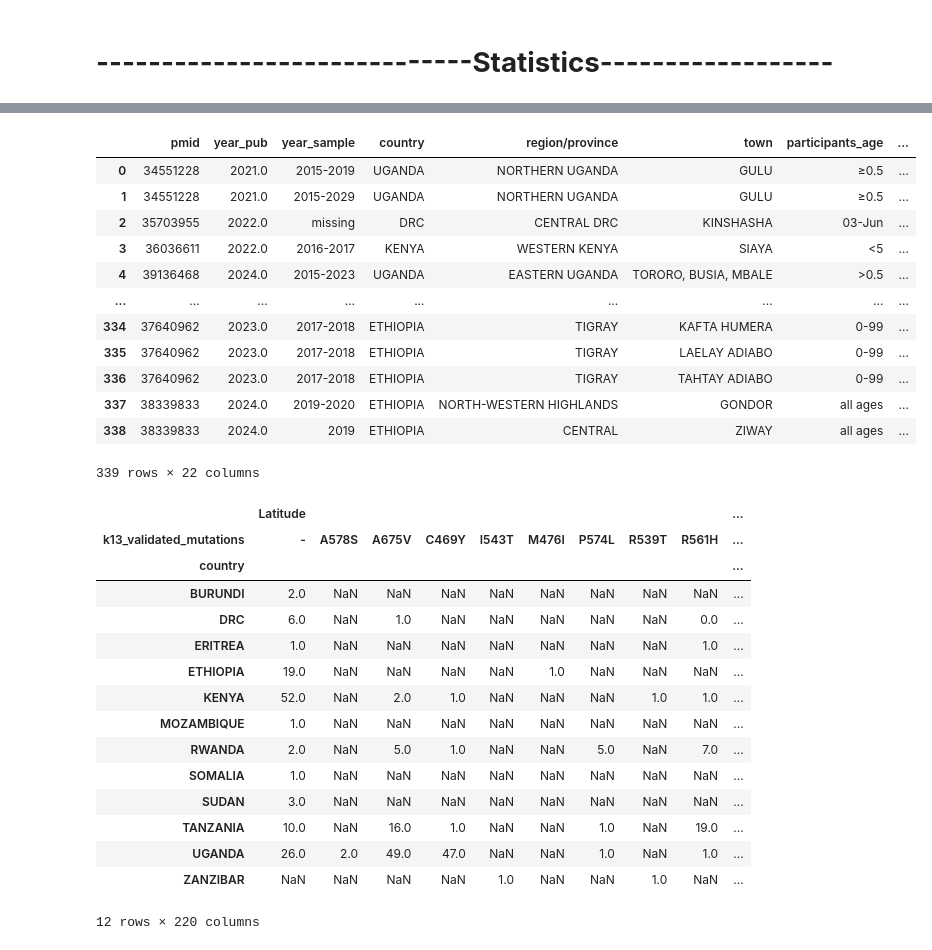
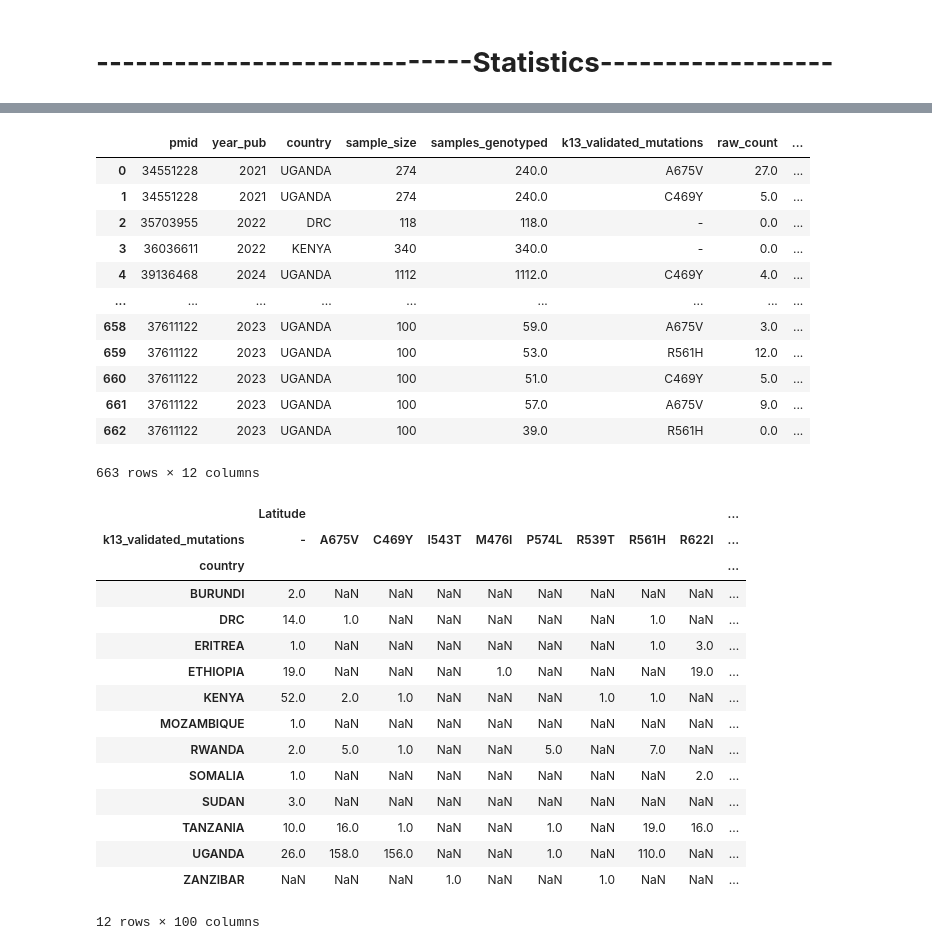
Before and after one commit to Kimani-kj/k13-review, a Jupyter notebook: scripts/after_extraction.ipynb, the cells around one changed output, grey strips where cells are left out. Saved outputs shown, nothing was run; the diff lists cells and outputs as text; code cells hidden in the pictures.

```diff
--- a/scripts/after_extraction.ipynb
+++ b/scripts/after_extraction.ipynb
@@ -500,7 +500,7 @@ df.to_excel("./cleaned_K13.xlsx",  index=False)
 # %% [markdown]
 # **-----------------------------Statistics------------------**
 # %%
-df=pd.read_excel('./cleaned_K13.xlsx')
+df=pd.read_excel('../data/cleaned_k13_2_latest.xlsx')
 df
 # %% [output]
 |  | pmid | year_pub | year_sample | country | region/province | town | participants_age | ... |
@@ -518,0 +519,3 @@ df
+# %%
+df=df[['pmid','year_pub', "year_sample", 'country','sample_size','samples_genotyped','k13_validated_mutations','raw_count', 'percentage_frequency','other_k13_mutations','first_line_act',]]
+df["country"].unique()
@@ -518,0 +526,7 @@ df
+# %%
+df_study_locations = pd.DataFrame(data={
+    "country":['BURUNDI', 'DRC', 'ERITREA', 'ETHIOPIA', 'KENYA', 'MOZAMBIQUE', 'RWANDA', 'SOMALIA', 'SUDAN', 'TANZANIA', 'UGANDA', 'ZANZIBAR'],
+    "Latitude": [-3.499998, -2.88, 15.605497578, 9.024666568, 1.0, -18.249999, -1.939662908, 10.0, 15.626497494, -6.307, 1.28 ,-6.1333328 ],
+    "Longitude": [30.0, 23.656, 39.440498238, 38.737330384, 37.906, 35.0, 30.055666444, 49.0, 32.526497, 34.854 , 32.39, 39.3166654  ]
+})
+df_study_locations
@@ -518,0 +547,3 @@ df
+# %%
+df = pd.merge(df, df_study_locations, on="country", how="left")
+df
@@ -555,20 +618,20 @@ plt.show()
 # %%
-df.drop(columns=["Unnamed: 0"], inplace=True)
+#df.drop(columns=["Unnamed: 0"], inplace=True)
 df
 # %% [output]
-|  | pmid | year_pub | year_sample | country | region/province | town | participants_age | ... |
-| 0 | 34551228 | 2021.0 | 2015-2019 | UGANDA | NORTHERN UGANDA | GULU | ≥0.5 | ... |
-| 1 | 34551228 | 2021.0 | 2015-2029 | UGANDA | NORTHERN UGANDA | GULU | ≥0.5 | ... |
-| 2 | 35703955 | 2022.0 | missing | DRC | CENTRAL DRC | KINSHASHA | 03-Jun | ... |
-| 3 | 36036611 | 2022.0 | 2016-2017 | KENYA | WESTERN KENYA | SIAYA | <5 | ... |
-| 4 | 39136468 | 2024.0 | 2015-2023 | UGANDA | EASTERN UGANDA | TORORO, BUSIA, MBALE | >0.5 | ... |
+|  | pmid | year_pub | country | sample_size | samples_genotyped | k13_validated_mutations | raw_count | ... |
+| 0 | 34551228 | 2021 | UGANDA | 274 | 240.0 | A675V | 27.0 | ... |
+| 1 | 34551228 | 2021 | UGANDA | 274 | 240.0 | C469Y | 5.0 | ... |
+| 2 | 35703955 | 2022 | DRC | 118 | 118.0 | - | 0.0 | ... |
+| 3 | 36036611 | 2022 | KENYA | 340 | 340.0 | - | 0.0 | ... |
+| 4 | 39136468 | 2024 | UGANDA | 1112 | 1112.0 | C469Y | 4.0 | ... |
 | ... | ... | ... | ... | ... | ... | ... | ... | ... |
-| 334 | 37640962 | 2023.0 | 2017-2018 | ETHIOPIA | TIGRAY | KAFTA HUMERA | 0-99 | ... |
-| 335 | 37640962 | 2023.0 | 2017-2018 | ETHIOPIA | TIGRAY | LAELAY ADIABO | 0-99 | ... |
-| 336 | 37640962 | 2023.0 | 2017-2018 | ETHIOPIA | TIGRAY | TAHTAY ADIABO | 0-99 | ... |
-| 337 | 38339833 | 2024.0 | 2019-2020 | ETHIOPIA | NORTH-WESTERN HIGHLANDS | GONDOR | all ages | ... |
-| 338 | 38339833 | 2024.0 | 2019 | ETHIOPIA | CENTRAL | ZIWAY | all ages | ... |
+| 658 | 37611122 | 2023 | UGANDA | 100 | 59.0 | A675V | 3.0 | ... |
+| 659 | 37611122 | 2023 | UGANDA | 100 | 53.0 | R561H | 12.0 | ... |
+| 660 | 37611122 | 2023 | UGANDA | 100 | 51.0 | C469Y | 5.0 | ... |
+| 661 | 37611122 | 2023 | UGANDA | 100 | 57.0 | A675V | 9.0 | ... |
+| 662 | 37611122 | 2023 | UGANDA | 100 | 39.0 | R561H | 0.0 | ... |
-339 rows × 22 columns
+663 rows × 12 columns
 # %%
 pinot_validate=df.pivot_table(
     index="country",
@@ -578,21 +641,21 @@ pinot_validate=df.pivot_table(
 pinot_validate
 # %% [output]
 |  | Latitude |  |  |  |  |  |  |  |  | ... |
-| k13_validated_mutations | - | A578S | A675V | C469Y | I543T | M476I | P574L | R539T | R561H | ... |
+| k13_validated_mutations | - | A675V | C469Y | I543T | M476I | P574L | R539T | R561H | R622I | ... |
 | country |  |  |  |  |  |  |  |  |  | ... |
 | BURUNDI | 2.0 | NaN | NaN | NaN | NaN | NaN | NaN | NaN | NaN | ... |
-| DRC | 6.0 | NaN | 1.0 | NaN | NaN | NaN | NaN | NaN | 0.0 | ... |
-| ERITREA | 1.0 | NaN | NaN | NaN | NaN | NaN | NaN | NaN | 1.0 | ... |
-| ETHIOPIA | 19.0 | NaN | NaN | NaN | NaN | 1.0 | NaN | NaN | NaN | ... |
-| KENYA | 52.0 | NaN | 2.0 | 1.0 | NaN | NaN | NaN | 1.0 | 1.0 | ... |
+| DRC | 14.0 | 1.0 | NaN | NaN | NaN | NaN | NaN | 1.0 | NaN | ... |
+| ERITREA | 1.0 | NaN | NaN | NaN | NaN | NaN | NaN | 1.0 | 3.0 | ... |
+| ETHIOPIA | 19.0 | NaN | NaN | NaN | 1.0 | NaN | NaN | NaN | 19.0 | ... |
+| KENYA | 52.0 | 2.0 | 1.0 | NaN | NaN | NaN | 1.0 | 1.0 | NaN | ... |
 | MOZAMBIQUE | 1.0 | NaN | NaN | NaN | NaN | NaN | NaN | NaN | NaN | ... |
-| RWANDA | 2.0 | NaN | 5.0 | 1.0 | NaN | NaN | 5.0 | NaN | 7.0 | ... |
-| SOMALIA | 1.0 | NaN | NaN | NaN | NaN | NaN | NaN | NaN | NaN | ... |
+| RWANDA | 2.0 | 5.0 | 1.0 | NaN | NaN | 5.0 | NaN | 7.0 | NaN | ... |
+| SOMALIA | 1.0 | NaN | NaN | NaN | NaN | NaN | NaN | NaN | 2.0 | ... |
 | SUDAN | 3.0 | NaN | NaN | NaN | NaN | NaN | NaN | NaN | NaN | ... |
-| TANZANIA | 10.0 | NaN | 16.0 | 1.0 | NaN | NaN | 1.0 | NaN | 19.0 | ... |
-| UGANDA | 26.0 | 2.0 | 49.0 | 47.0 | NaN | NaN | 1.0 | NaN | 1.0 | ... |
-| ZANZIBAR | NaN | NaN | NaN | NaN | 1.0 | NaN | NaN | 1.0 | NaN | ... |
+| TANZANIA | 10.0 | 16.0 | 1.0 | NaN | NaN | 1.0 | NaN | 19.0 | 16.0 | ... |
+| UGANDA | 26.0 | 158.0 | 156.0 | NaN | NaN | 1.0 | NaN | 110.0 | NaN | ... |
+| ZANZIBAR | NaN | NaN | NaN | 1.0 | NaN | NaN | 1.0 | NaN | NaN | ... |
-12 rows × 220 columns
+12 rows × 100 columns
 # %%
 pivot_table = df.pivot_table(
     index='country',
```
Also changed, not shown: parts of 29 cells of this notebook.
